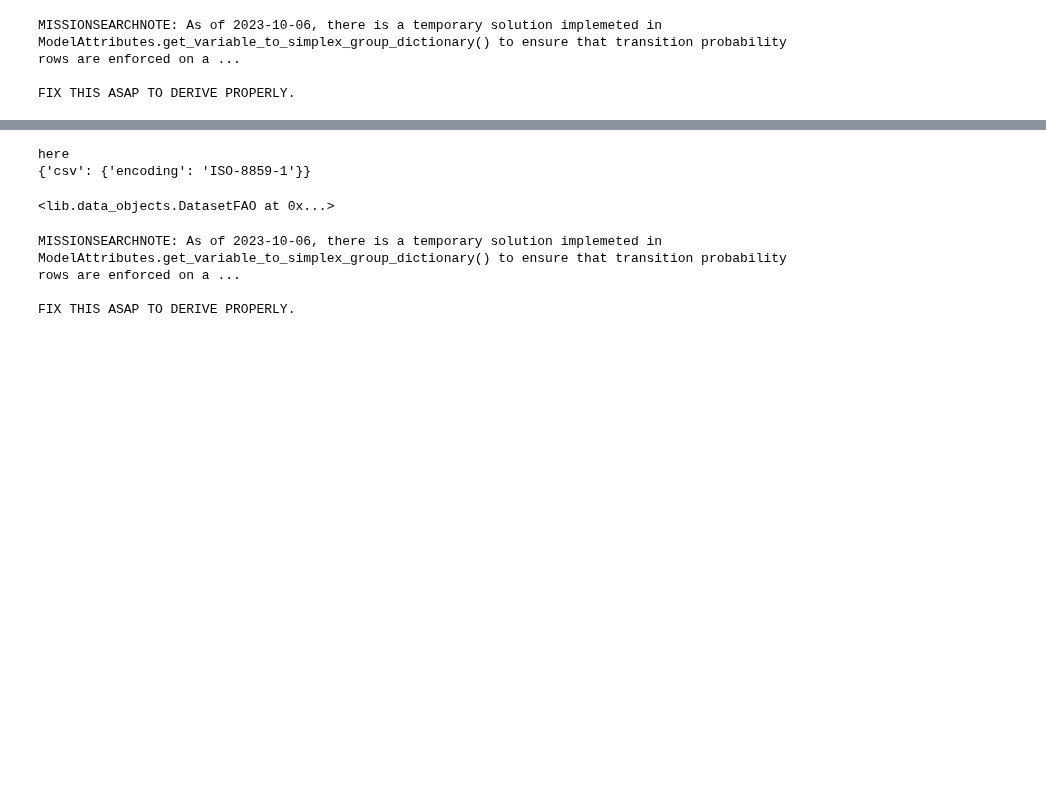
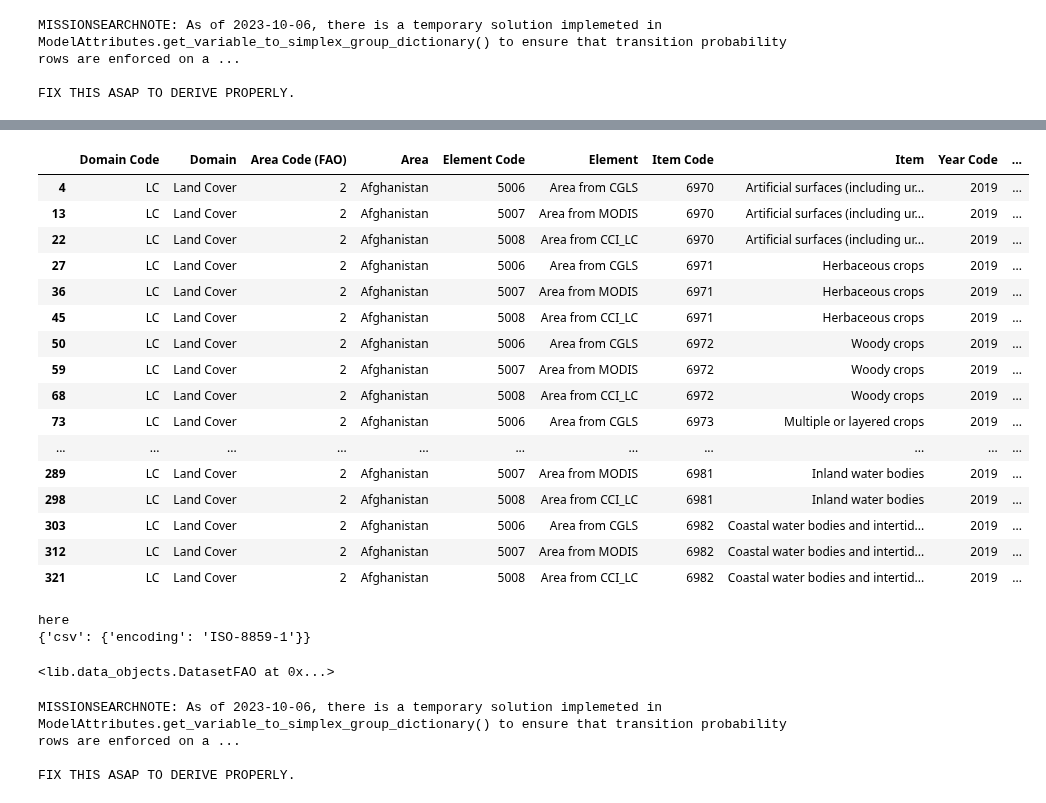
Before and after one commit to jcsyme/sisepuede, a Jupyter notebook: python/data_construct-build_fertilizer_input_data.ipynb, the cells around one changed output, grey strips where cells are left out. Cells and saved outputs as stored; diff of their text form; code cells hidden in the pictures; blank space fills up the shorter version.

```diff
--- a/python/data_construct-build_fertilizer_input_data.ipynb
+++ b/python/data_construct-build_fertilizer_input_data.ipynb
@@ -121,0 +371,4 @@ tup
+# %%
+df_lu = pd.read_csv(
+    "/Users/jsyme/Documents/Projects/FY21/SWCHE131_1000/dev/pipeline_examples/Initial Land Use Area Proportion/row_data/Land_cover_data/FAOSTAT_data_7-11-2022.csv"
+)
@@ -122,3 +395,26 @@ tup
+# %%
+df_lu[
+    df_lu["Area"].isin(["Afghanistan"])
+    & df_lu["Year"].isin([2019])
+]
+# %% [output]
+|  | Domain Code | Domain | Area Code (FAO) | Area | Element Code | Element | Item Code | Item | Year Code | ... |
+| 4 | LC | Land Cover | 2 | Afghanistan | 5006 | Area from CGLS | 6970 | Artificial surfaces (including ur... | 2019 | ... |
+| 13 | LC | Land Cover | 2 | Afghanistan | 5007 | Area from MODIS | 6970 | Artificial surfaces (including ur... | 2019 | ... |
+| 22 | LC | Land Cover | 2 | Afghanistan | 5008 | Area from CCI_LC | 6970 | Artificial surfaces (including ur... | 2019 | ... |
+| 27 | LC | Land Cover | 2 | Afghanistan | 5006 | Area from CGLS | 6971 | Herbaceous crops | 2019 | ... |
+| 36 | LC | Land Cover | 2 | Afghanistan | 5007 | Area from MODIS | 6971 | Herbaceous crops | 2019 | ... |
+| 45 | LC | Land Cover | 2 | Afghanistan | 5008 | Area from CCI_LC | 6971 | Herbaceous crops | 2019 | ... |
+| 50 | LC | Land Cover | 2 | Afghanistan | 5006 | Area from CGLS | 6972 | Woody crops | 2019 | ... |
+| 59 | LC | Land Cover | 2 | Afghanistan | 5007 | Area from MODIS | 6972 | Woody crops | 2019 | ... |
+| 68 | LC | Land Cover | 2 | Afghanistan | 5008 | Area from CCI_LC | 6972 | Woody crops | 2019 | ... |
+| 73 | LC | Land Cover | 2 | Afghanistan | 5006 | Area from CGLS | 6973 | Multiple or layered crops | 2019 | ... |
+| ... | ... | ... | ... | ... | ... | ... | ... | ... | ... | ... |
+| 289 | LC | Land Cover | 2 | Afghanistan | 5007 | Area from MODIS | 6981 | Inland water bodies | 2019 | ... |
+| 298 | LC | Land Cover | 2 | Afghanistan | 5008 | Area from CCI_LC | 6981 | Inland water bodies | 2019 | ... |
+| 303 | LC | Land Cover | 2 | Afghanistan | 5006 | Area from CGLS | 6982 | Coastal water bodies and intertid... | 2019 | ... |
+| 312 | LC | Land Cover | 2 | Afghanistan | 5007 | Area from MODIS | 6982 | Coastal water bodies and intertid... | 2019 | ... |
+| 321 | LC | Land Cover | 2 | Afghanistan | 5008 | Area from CCI_LC | 6982 | Coastal water bodies and intertid... | 2019 | ... |
 # %%
 dictk = {"dataset": "faostat"}
 pu.util.csv_to_data(
```
Also changed, not shown: parts of 16 cells of this notebook, 4 other files.
